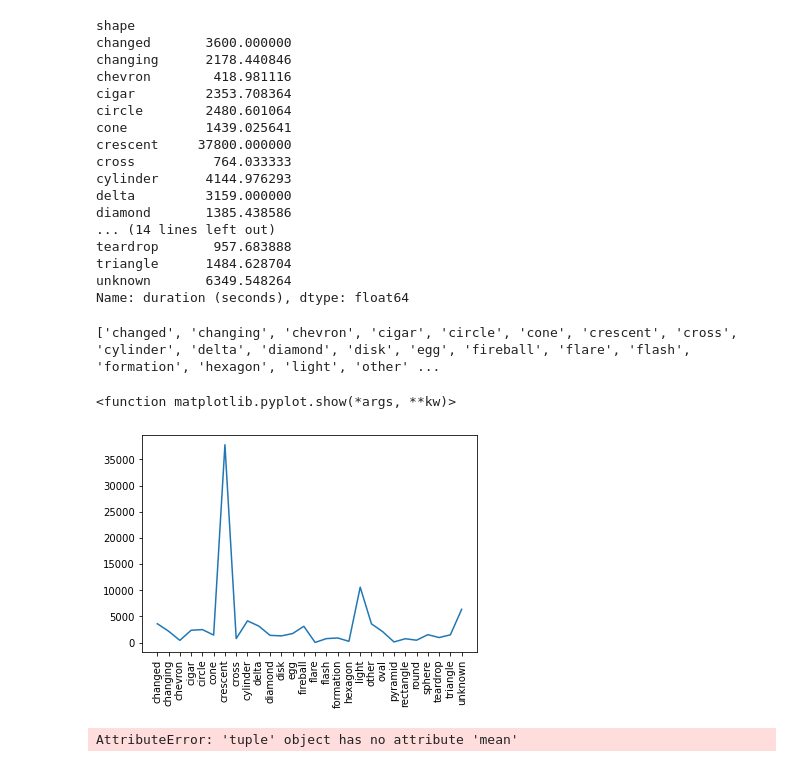
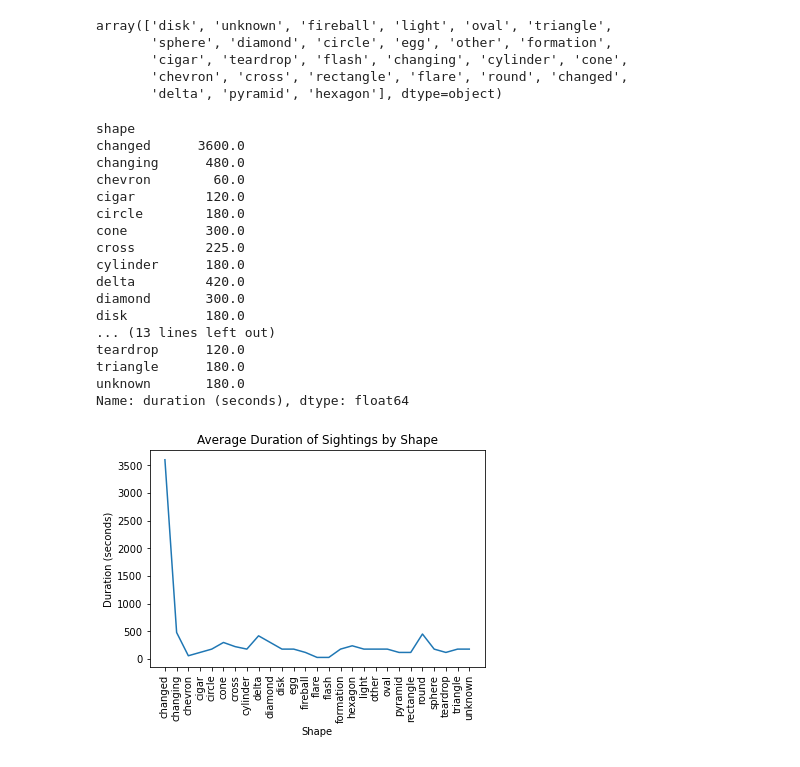
Before and after one commit to mmegancross/project-1-alien-analysis, a Jupyter notebook: UFO_shape_duration.ipynb, the cells around one changed output. Cells and saved outputs as stored; diff of their text form; code cells hidden in the pictures.

Commit message:
updated plots

```diff
--- a/UFO_shape_duration.ipynb
+++ b/UFO_shape_duration.ipynb
@@ -86,43 +83,45 @@ array(['other', 'sphere', 'light', 'triangle', 'disk', 'fireball',
+# %%
+# unique shapes
+alien_duration_shape_df["shape"].unique()
+# %% [output]
+array(['disk', 'unknown', 'fireball', 'light', 'oval', 'triangle',
+       'sphere', 'diamond', 'circle', 'egg', 'other', 'formation',
+       'cigar', 'teardrop', 'flash', 'changing', 'cylinder', 'cone',
+       'chevron', 'cross', 'rectangle', 'flare', 'round', 'changed',
+       'delta', 'pyramid', 'hexagon'], dtype=object)
 # %%
+#average duration
 shape_group= alien_duration_shape_df.groupby('shape')
-shape_group['duration (seconds)'].mean()
+shape_group['duration (seconds)'].median()
 # %% [output]
 shape
-changed       3600.000000
-changing      2178.440846
-chevron        418.981116
-cigar         2353.708364
-circle        2480.601064
-cone          1439.025641
-crescent     37800.000000
-cross          764.033333
-cylinder      4144.976293
-delta         3159.000000
-diamond       1385.438586
-... (14 lines left out)
-teardrop       957.683888
-triangle      1484.628704
-unknown       6349.548264
+changed      3600.0
+changing      480.0
+chevron        60.0
+cigar         120.0
+circle        180.0
+cone          300.0
+cross         225.0
+cylinder      180.0
+delta         420.0
+diamond       300.0
+disk          180.0
+... (13 lines left out)
+teardrop      120.0
+triangle      180.0
+unknown       180.0
 Name: duration (seconds), dtype: float64
 # %%
-
+#line plot Average Duration of Sightings by Shape
 x=list(shape_group.groups.keys())
-type(x)
-print(x)
-y=shape_group['duration (seconds)'].mean().values
+y=shape_group['duration (seconds)'].median().values
 fig= plt.figure()
+plt.title('Average Duration of Sightings by Shape')
+plt.xlabel('Shape')
+plt.ylabel('Duration (seconds)')
 plt.xticks(rotation=90)
 plt.plot(x,y)
 plt.show
+plt.savefig('shape_read.png')
 # %% [output]
-['changed', 'changing', 'chevron', 'cigar', 'circle', 'cone', 'crescent', 'cross', 'cylinder', 'delta', 'diamond', 'disk', 'egg', 'fireball', 'flare', 'flash', 'formation', 'hexagon', 'light', 'other' ...
-<function matplotlib.pyplot.show(*args, **kw)>
-[figure, old version]
+[figure, new version]
-# %%
-lists = sorted(shape_group.groups.items())
-x,y =zip(*lists)
-#plt.plot(x,y)
-#plt.show()
-y.mean()
-# %% [output]
-AttributeError: 'tuple' object has no attribute 'mean'
```
Also changed, not shown: parts of 13 cells of this notebook, 4 other files.
